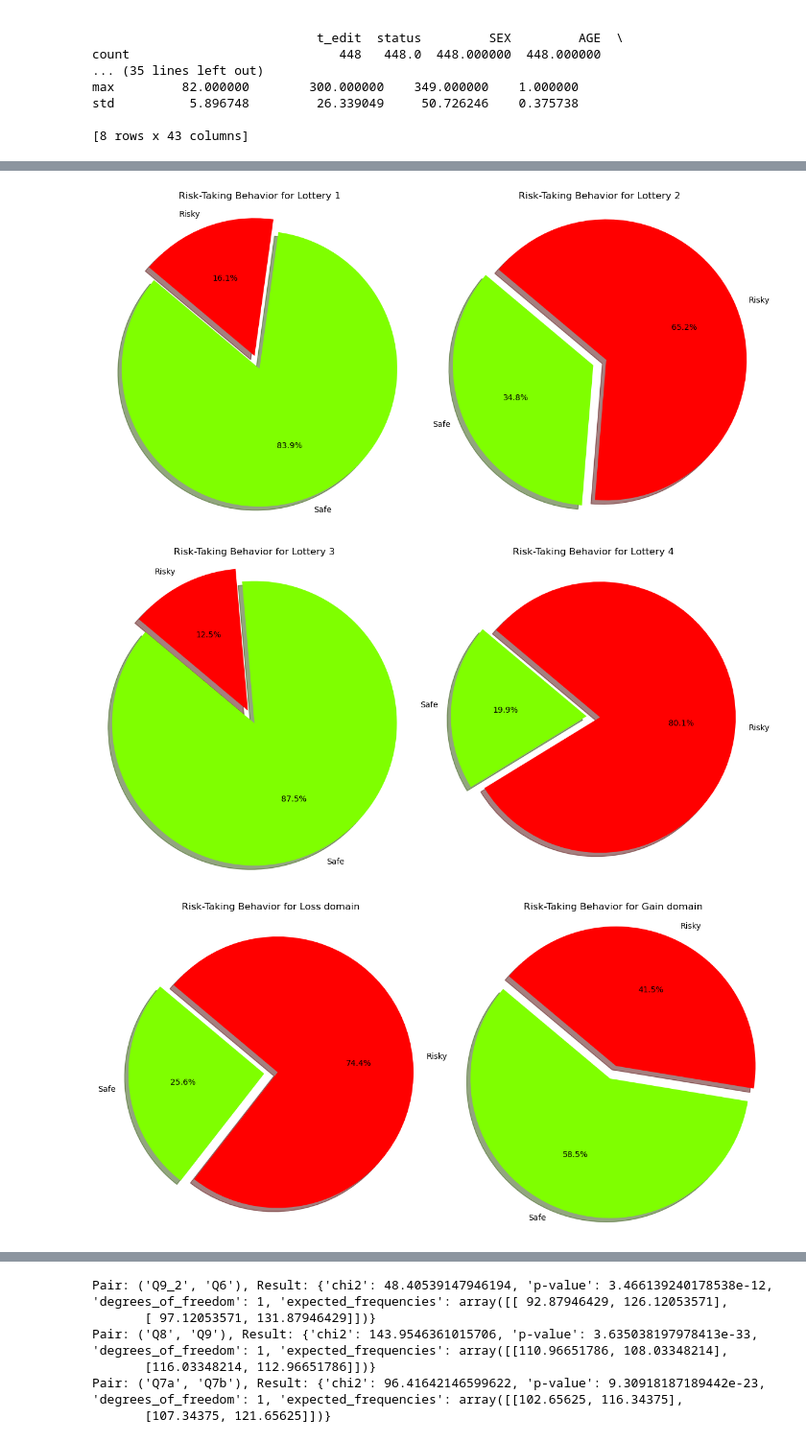
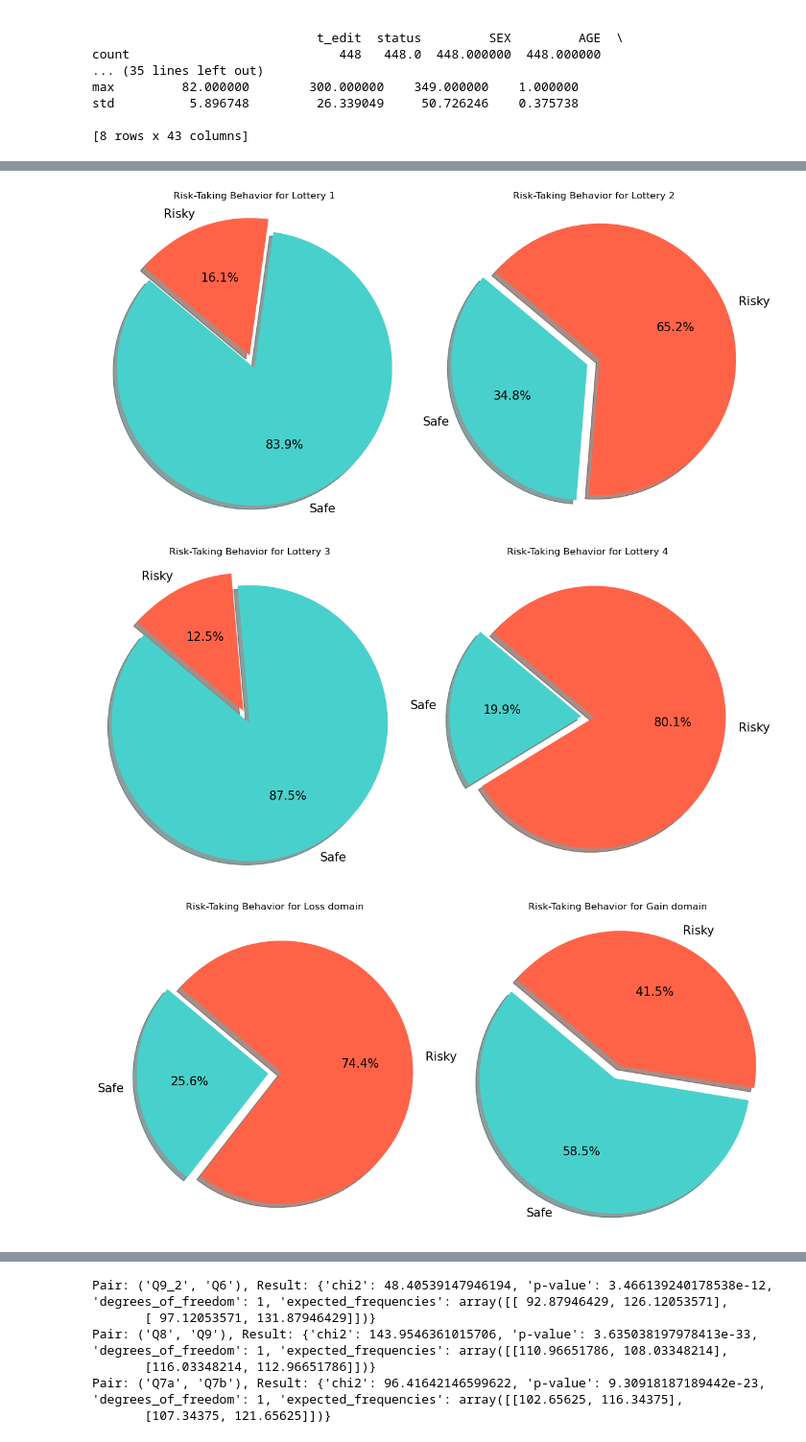
Before and after one commit to MBrigita/the-influence-of-social-media-on-cognitive-control-and-risk-taking, a Jupyter notebook: analysis2.ipynb, the cells around one changed output, grey strips where cells are left out. Shown: that part at 96% size. Drawn from its saved outputs; the diff is of its cells as text; code cells hidden in the pictures.

```diff
--- a/analysis2.ipynb
+++ b/analysis2.ipynb
@@ -232,14 +232,14 @@ for pair in pairs:
         # Create the pie chart
         labels = pie_data.keys()
         sizes = pie_data.values()
-        colors = ['green', 'red', 'lightgreen', 'lightpink']
+        colors = ['darkturquoise', 'coral', 'paleturquoise', 'lightsalmon']
         explode = (0.1, 0, 0.1, 0)  # explode Male Safe and Female Safe for better visualization
 
         # Get the descriptive name for the current column
         descriptive_name = column_to_name[column]
 
         axes[i].pie(sizes, explode=explode, labels=labels, colors=colors, autopct='%1.1f%%',
-                    shadow=True, startangle=140)
+                    shadow=True, startangle=140, textprops={'fontsize': 14,})
         axes[i].set_title(f'Risk-Taking Behavior for {descriptive_name}')
         axes[i].axis('equal')  # Equal aspect ratio ensures that pie is drawn as a circle.
 
@@ -270,36 +270,35 @@ column_to_name = {
     'Q9': 'Profit Set 1',
     'Q7a': 'Profit Set 2',
     'Q7b': 'Loss Set 2'
 }
 
 
 # Loop through each pair of lottery columns and create pie charts
 for pair in pairs:
     fig, axes = plt.subplots(1, 2, figsize=(12, 6))  # Create a subplot with 1 row and 2 columns
     for i, column in enumerate(pair):
 # Prepare the data for the pie chart
         pie_data = {
         'Safe':  risk_taking_data_binary[(risk_taking_data_binary[column] == 0)].shape[0],
         'Risky': risk_taking_data_binary[ (risk_taking_data_binary[column] == 1)].shape[0]
     }
 
         # Create the pie chart
         labels = pie_data.keys()
         sizes = pie_data.values()
-        colors = ['chartreuse','red']
+        colors = ['mediumturquoise','tomato']
         explode = (0.1, 0)  # explode Male Safe and Female Safe for better visualization
 
         # Get the descriptive name for the current column
         descriptive_name = column_to_name[column]
 
         axes[i].pie(sizes, explode=explode, labels=labels, colors=colors, autopct='%1.1f%%',
-                    shadow=True, startangle=140)
+                    shadow=True, startangle=140, textprops={'fontsize': 15})
         axes[i].set_title(f'Risk-Taking Behavior for {descriptive_name}')
         axes[i].axis('equal')  # Equal aspect ratio ensures that pie is drawn as a circle.
-
     plt.tight_layout()
     plt.show()
 # %% [output]
-[figure, old version]
+[figure, new version]
-[figure, old version]
+[figure, new version]
-[figure, old version]
+[figure, new version]
```
Also changed, not shown: parts of 24 cells of this notebook, 3 other files.
